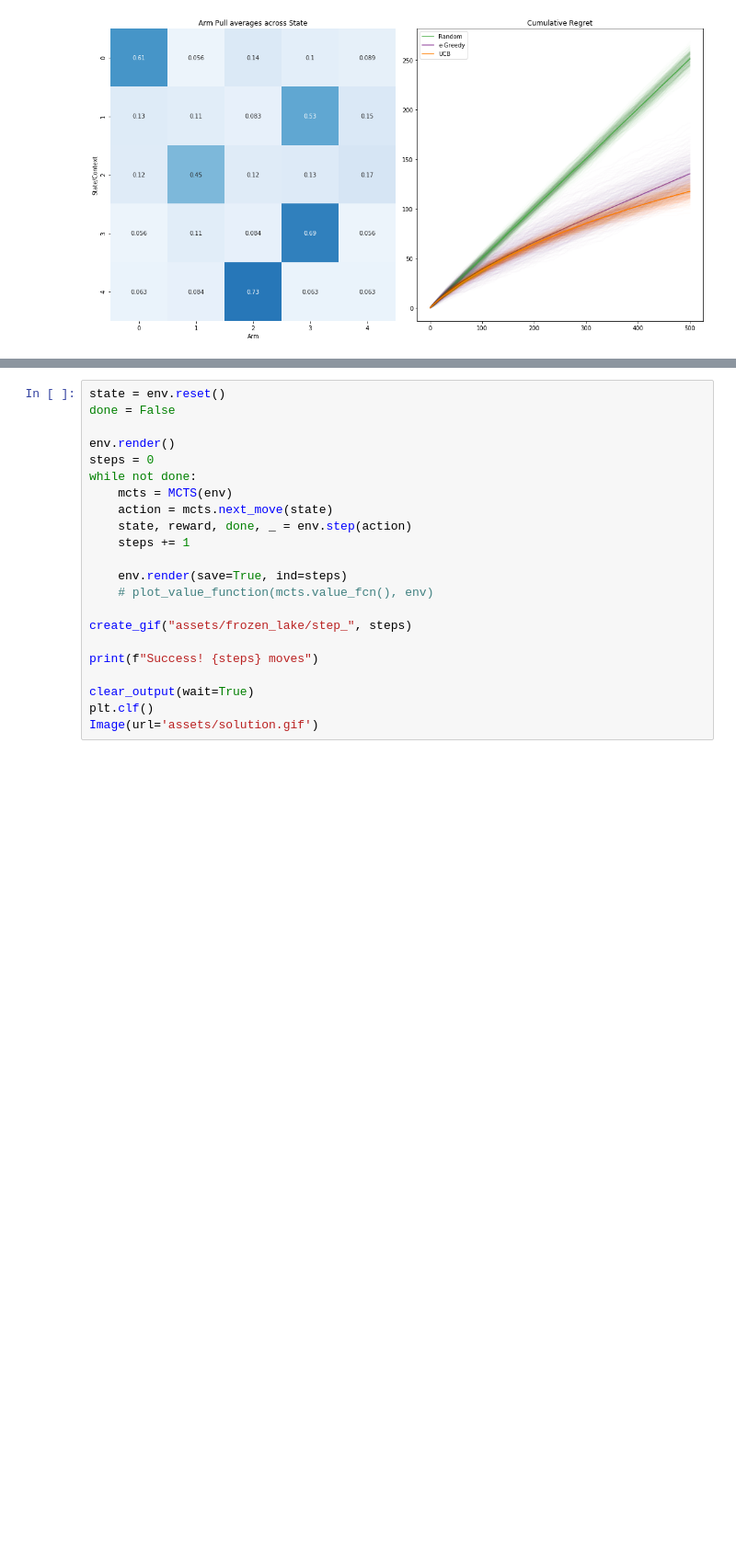
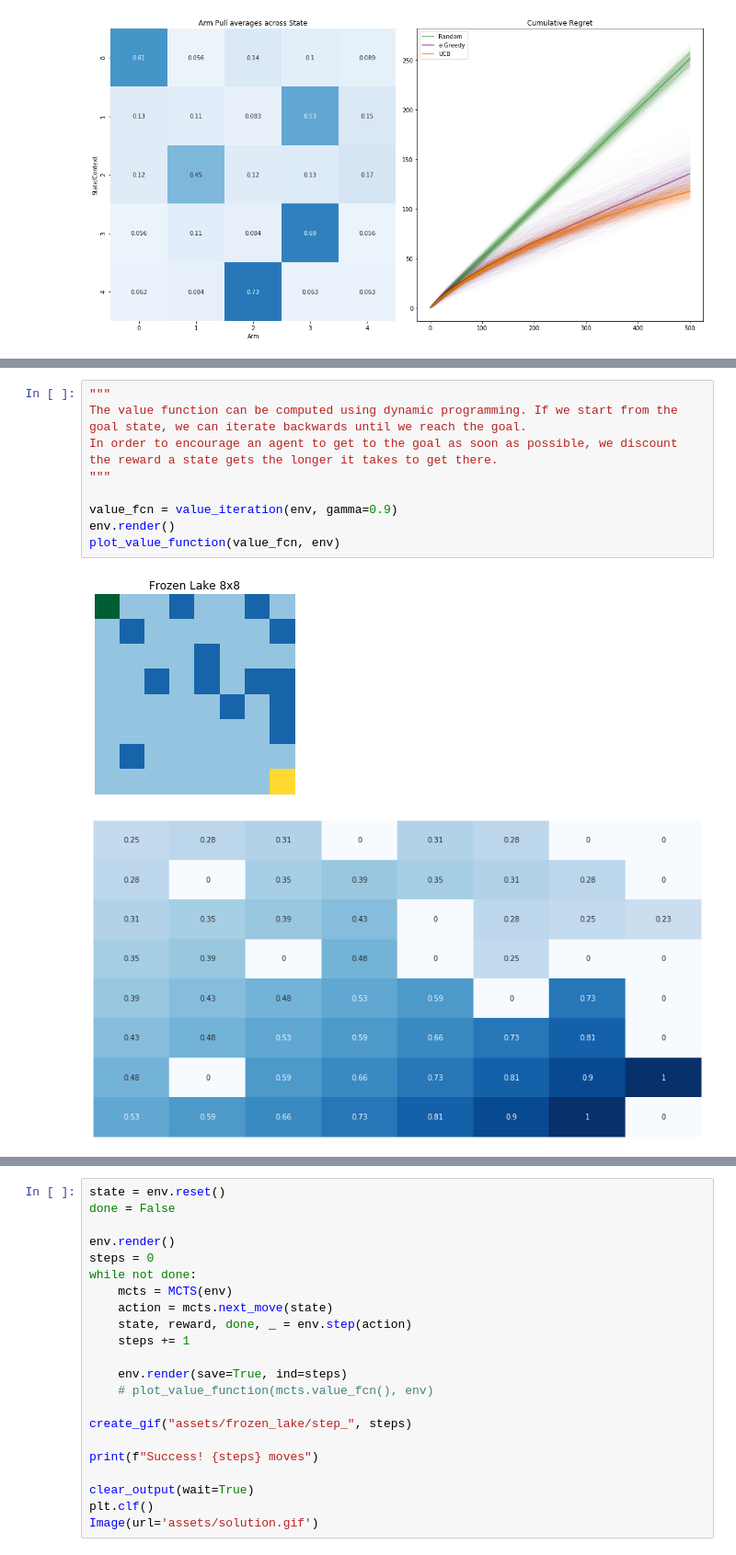
Before and after one commit to Lukeroberto/learning_to_search, a Jupyter notebook: session_1/tree_search.ipynb, the cells around one changed output, grey strips where cells are left out. Shown at 92% size. Drawn from its saved outputs; the diff is of its cells as text; blank space fills up the shorter version.

```diff
--- a/session_1/tree_search.ipynb
+++ b/session_1/tree_search.ipynb
@@ -409,0 +408,12 @@ plot_value_function(value_fcn, env)
+# %%
+"""
+The value function can be computed using dynamic programming. If we start from the goal state, we can iterate backwards until we reach the goal.
+In order to encourage an agent to get to the goal as soon as possible, we discount the reward a state gets the longer it takes to get there.
+"""
+
+value_fcn = value_iteration(env, gamma=0.9)
+env.render()
+plot_value_function(value_fcn, env)
+# %% [output]
+[figure, added]
+[figure, added]
```
Also changed, not shown: parts of 18 cells of this notebook.
